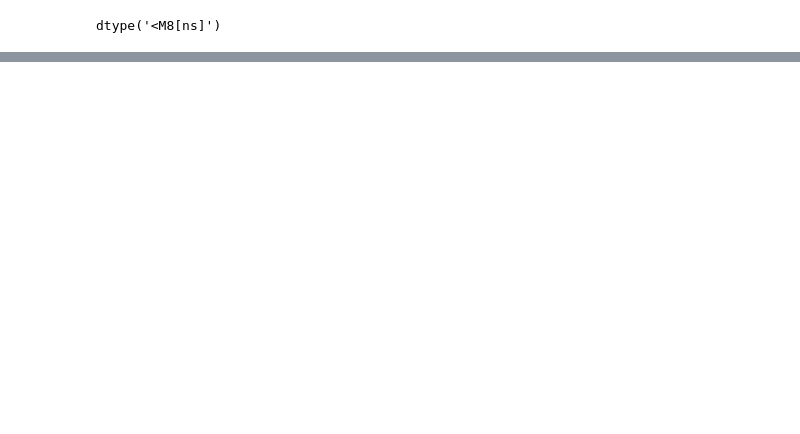
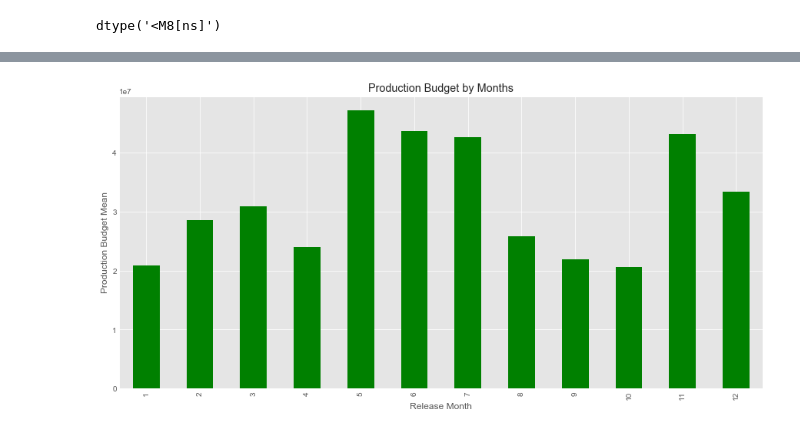
Before and after one commit to kristinepetrosyan/IMDB-analysis, a Jupyter notebook: student.ipynb, the cells around one changed output, grey strips where cells are left out. Cells and saved outputs as stored; diff of their text form; code cells hidden in the pictures; blank space fills up the shorter version.

```diff
--- a/student.ipynb
+++ b/student.ipynb
@@ -729,21 +540,0 @@ sns.despine(right=True, bottom=True)
-# %%
-import seaborn as sns
-sns.set(style="whitegrid")
-
-# Initialize the matplotlib figure
-f, ax = plt.subplots(figsize=(20, 40))
-
-above_7_5_rating = ratings_merged_table[ratings_merged_table["averagerating"] >= 7.5]
-
-crashes = above_7_5_rating.sort_values("averagerating", ascending=False)
-# fil_titles = list(crashes.iloc(0,).obj.to_dict().values())
-
-sns.set_color_codes("pastel")
-splot1 = sns.barplot(x="averagerating", y="runtime_minutes", data=crashes,
-            label="Genres", color="r", orient='h')
-
-# Add a legend and informative axis label
-ax.legend(ncol=2, loc="lower right", frameon=True)
-ax.set(ylim=(0, 50), xlim=(1, 10), ylabel="Domestic(Blue)/Total(Red) Income",
-       xlabel="Average Rating")
-sns.despine(right=True, bottom=True)
@@ -838,0 +541,11 @@ above_7_5_rating.info()
+# %%
+# Production Budget by Months
+fig, ax = plt.subplots(figsize=(15,7))
+df_budjets.groupby('release_month')['production_budget'].mean().plot.bar(
+                                                            color=['green'])
+ax.set_ylabel('Production Budget Mean')
+ax.set_xlabel('Release Month')
+ax.set_title('Production Budget by Months')
+plt.show()
+# %% [output]
+[figure, added]
```
Also changed, not shown: parts of 153 cells of this notebook, 26 other files.
